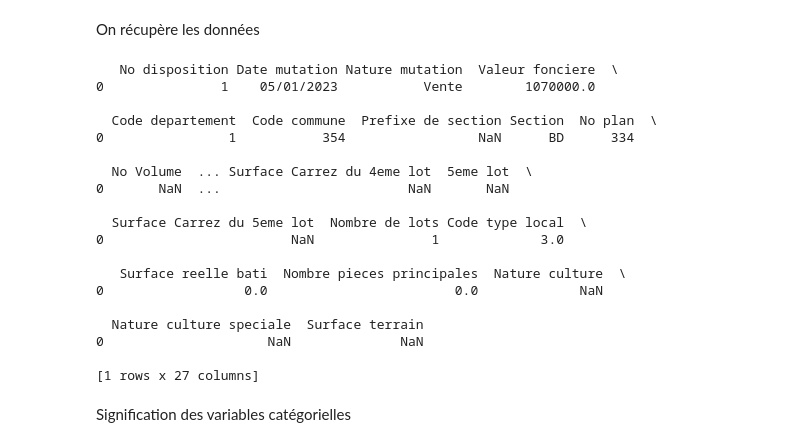
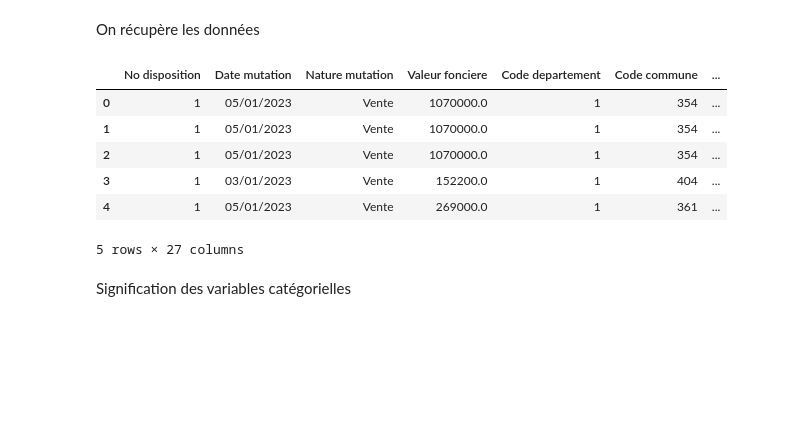
Before and after one commit to ktzkvin/Mastercamp, a Jupyter notebook: MasterCamp_TD_Project.ipynb, the cells around one changed output. Cells and saved outputs as stored; diff of their text form; code cells hidden in the pictures; blank space fills up the shorter version.

```diff
--- a/MasterCamp_TD_Project.ipynb
+++ b/MasterCamp_TD_Project.ipynb
@@ -12,29 +12,16 @@ On récupère les données
 # %%
 data=next(pd.read_csv("data/valeursfoncieres-2023.txt",chunksize=3727007,sep="|",decimal=","))
 data=data.drop(["Identifiant de document","Reference document","1 Articles CGI","2 Articles CGI","3 Articles CGI","4 Articles CGI","5 Articles CGI","Identifiant local","Type de voie","Voie","B/T/Q","Code voie","Code postal","Commune","No voie","Type local"],axis=1)
-same=data.head(3)
-diff=data.head(5)
-print(data.head(1))
+
+data.head()
 # %% [output]
+|  | No disposition | Date mutation | Nature mutation | Valeur fonciere | Code departement | Code commune | ... |
+| 0 | 1 | 05/01/2023 | Vente | 1070000.0 | 1 | 354 | ... |
+| 1 | 1 | 05/01/2023 | Vente | 1070000.0 | 1 | 354 | ... |
+| 2 | 1 | 05/01/2023 | Vente | 1070000.0 | 1 | 354 | ... |
+| 3 | 1 | 03/01/2023 | Vente | 152200.0 | 1 | 404 | ... |
+| 4 | 1 | 05/01/2023 | Vente | 269000.0 | 1 | 361 | ... |
-   No disposition Date mutation Nature mutation  Valeur fonciere  \
-0               1    05/01/2023           Vente        1070000.0
-
-  Code departement  Code commune  Prefixe de section Section  No plan  \
-0                1           354                 NaN      BD      334
-
-  No Volume  ... Surface Carrez du 4eme lot  5eme lot  \
-0       NaN  ...                        NaN       NaN
-
-  Surface Carrez du 5eme lot  Nombre de lots Code type local  \
-0                        NaN               1             3.0
-
-   Surface reelle bati  Nombre pieces principales  Nature culture  \
-0                  0.0                        0.0             NaN
-
-  Nature culture speciale  Surface terrain
-0                     NaN              NaN
-
-[1 rows x 27 columns]
+5 rows × 27 columns
 # %% [markdown]
 Signification des variables catégorielles
 # %%
```
